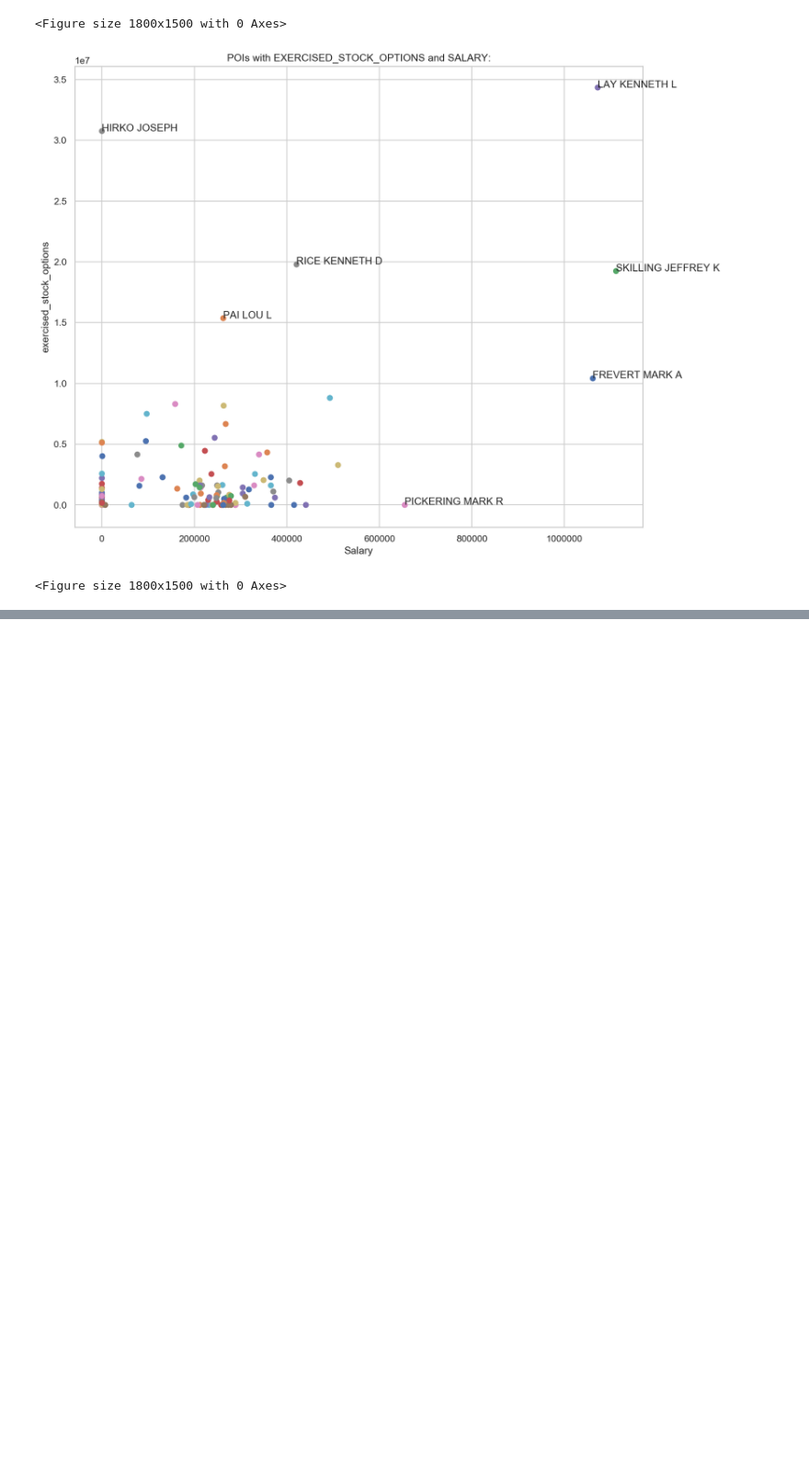
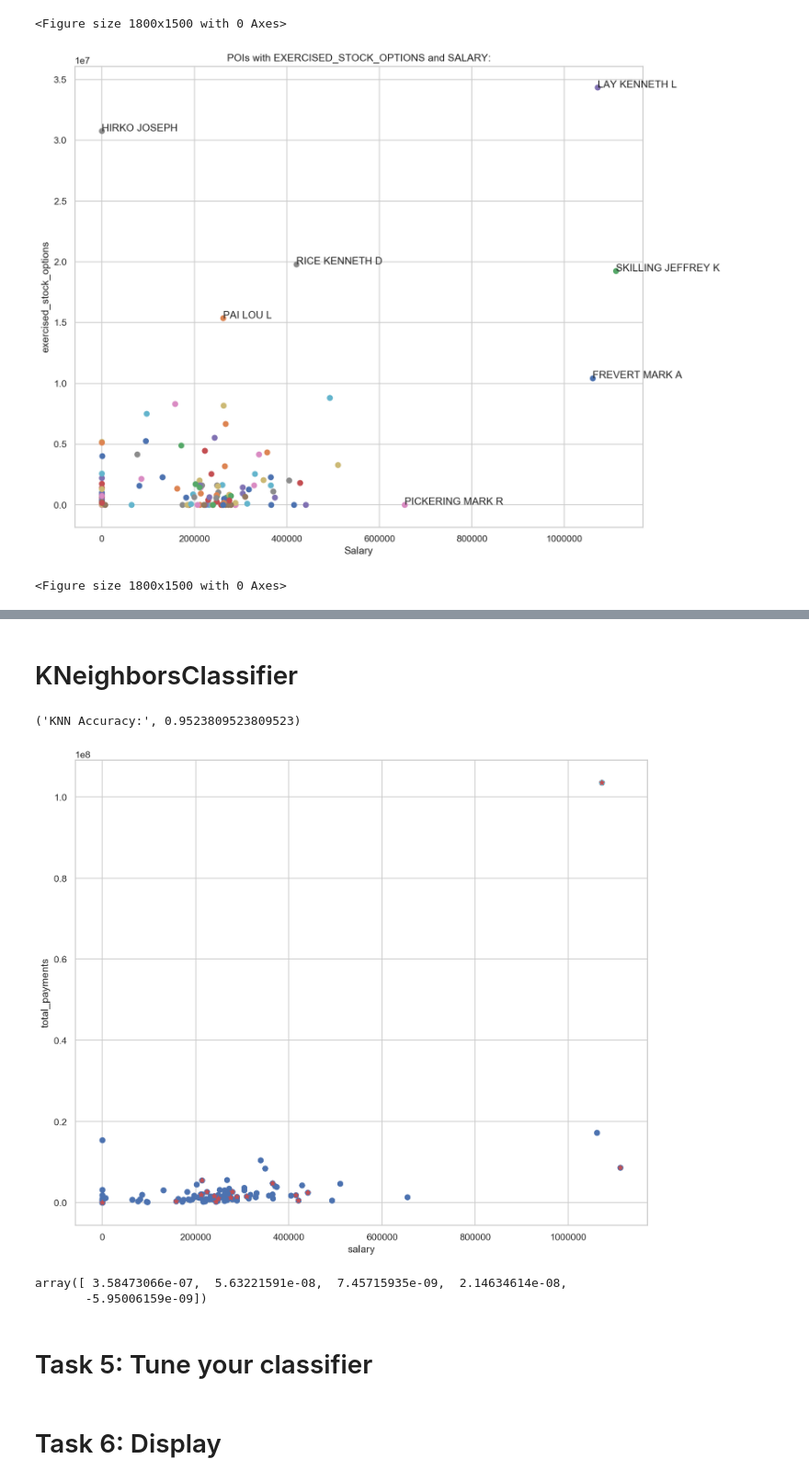
Before and after one commit to chrispaynes/enronML, a Jupyter notebook: enron_email_fraud/enron_email.ipynb, the cells around one changed output, grey strips where cells are left out. Shown at 92% size. Saved outputs shown, nothing was run; the diff lists cells and outputs as text; code cells hidden in the pictures; blank space fills up the shorter version.

Commit message:
classifiers

```diff
--- a/enron_email_fraud/enron_email.ipynb
+++ b/enron_email_fraud/enron_email.ipynb
@@ -233,0 +403,79 @@ total_payments_df
+# %% [markdown]
+# KNeighborsClassifier
+# %%
+clf = KNeighborsClassifier(n_neighbors=3, weights="uniform", leaf_size=30, p=2)
+clf.fit(X=features_train, y=labels_train)
+pred = clf.predict(features_test)
+acc = accuracy_score(
+    y_true=labels_test, y_pred=pred, normalize=True, sample_weight=None
+)
+
+print("KNN Accuracy:", acc)
+# %% [output]
+('KNN Accuracy:', 0.9523809523809523)
+# %%
+# KMEANS
+from sklearn.preprocessing import MinMaxScaler
+from sklearn.cluster import KMeans
+
+# data = featureFormat(data_dict, features_list)
+feature_1 = features_list[1]
+feature_2 = features_list[5]
+
+# exercised_stock_option
+poi, finance_features = targetFeatureSplit(featureFormat(data_dict, ["poi", feature_1, feature_2]))
+
+# for f1, f2 in finance_features:
+#     # for f1, f2, _ in finance_features:
+#     plt.scatter(f1, f2)
+
+# plt.show()
+
+salary, stock = zip(*finance_features)
+salary = np.array(salary).reshape((len(salary), 1))
+stock = np.array(stock).reshape((len(stock), 1))
+
+scaler = MinMaxScaler()
+rescaled_salary = scaler.fit_transform(salary)
+
+scaler = MinMaxScaler()
+rescaled_stock = scaler.fit_transform(stock)
+
+# Compute k-means clustering.
+kmeans = KMeans(n_clusters=2, random_state=0).fit(X=finance_features)
+
+# Compute cluster centers and predict cluster index for each sample.
+pred = kmeans.predict(X=finance_features)
+
+
+Draw(
+    pred,
+    finance_features,
+    poi,
+    mark_poi=True,
+    name="clusters.pdf",
+    f1_name=feature_1,
+    f2_name=feature_2,
+)
+# %% [output]
+[figure, added]
+# %%
+from sklearn.linear_model import Lasso
+clf = Lasso(alpha=0.1)
+clf.fit(X=features_train, y=labels_train)
+
+# >>> print(clf.coef_)
+# [0.85 0.  ]
+# >>> print(clf.intercept_)
+# 0.15...
+
+# features_to_predict_labels_for = [1,2]
+# clf.predict([features_to_predict_labels_for])
+clf.coef_
+# %% [output]
+array([ 3.58473066e-07,  5.63221591e-08,  7.45715935e-09,  2.14634614e-08,
+       -5.95006159e-09])
+# %% [markdown]
+# Task 5: Tune your classifier
+# %% [markdown]
+# Task 6: Display
```
Also changed, not shown: parts of 16 cells of this notebook.
